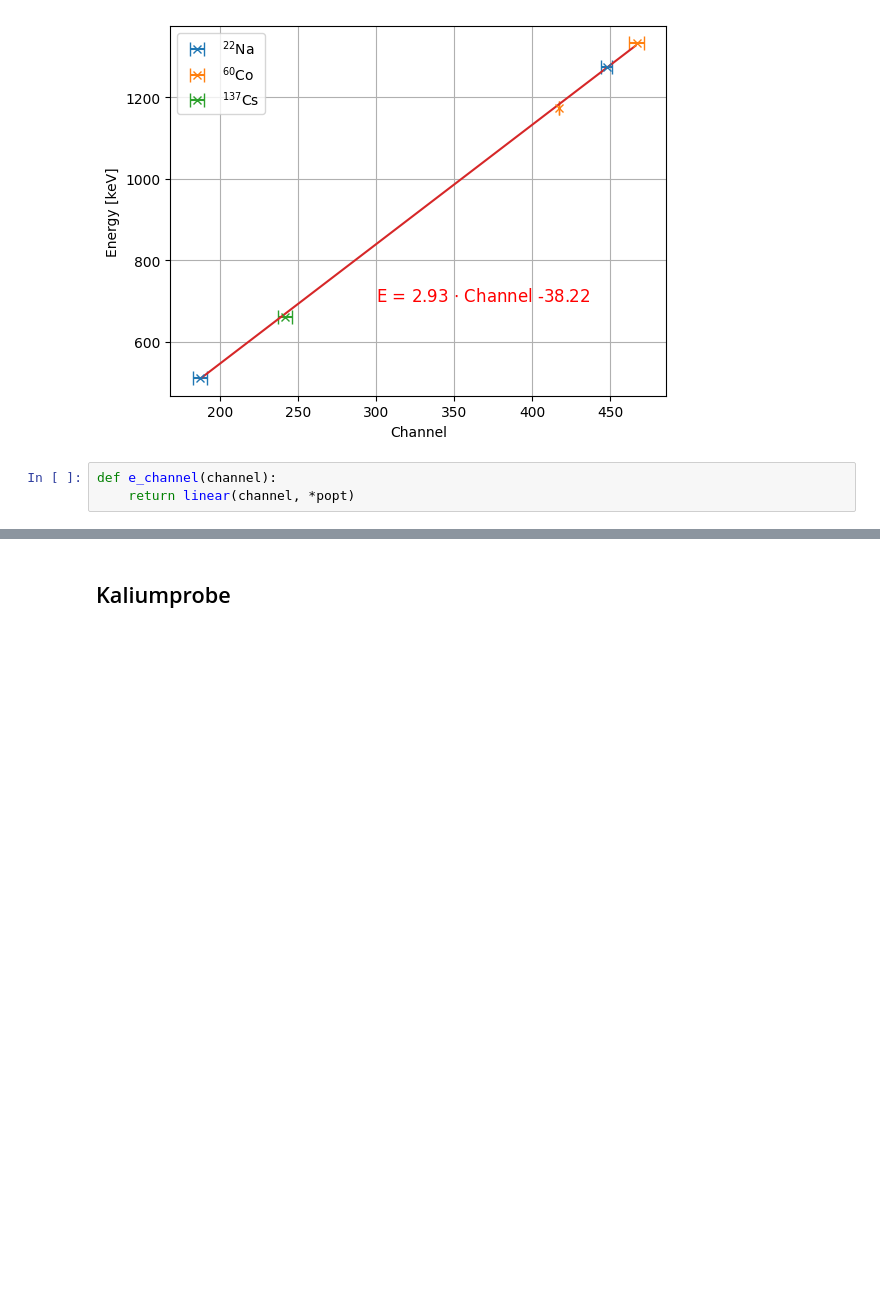
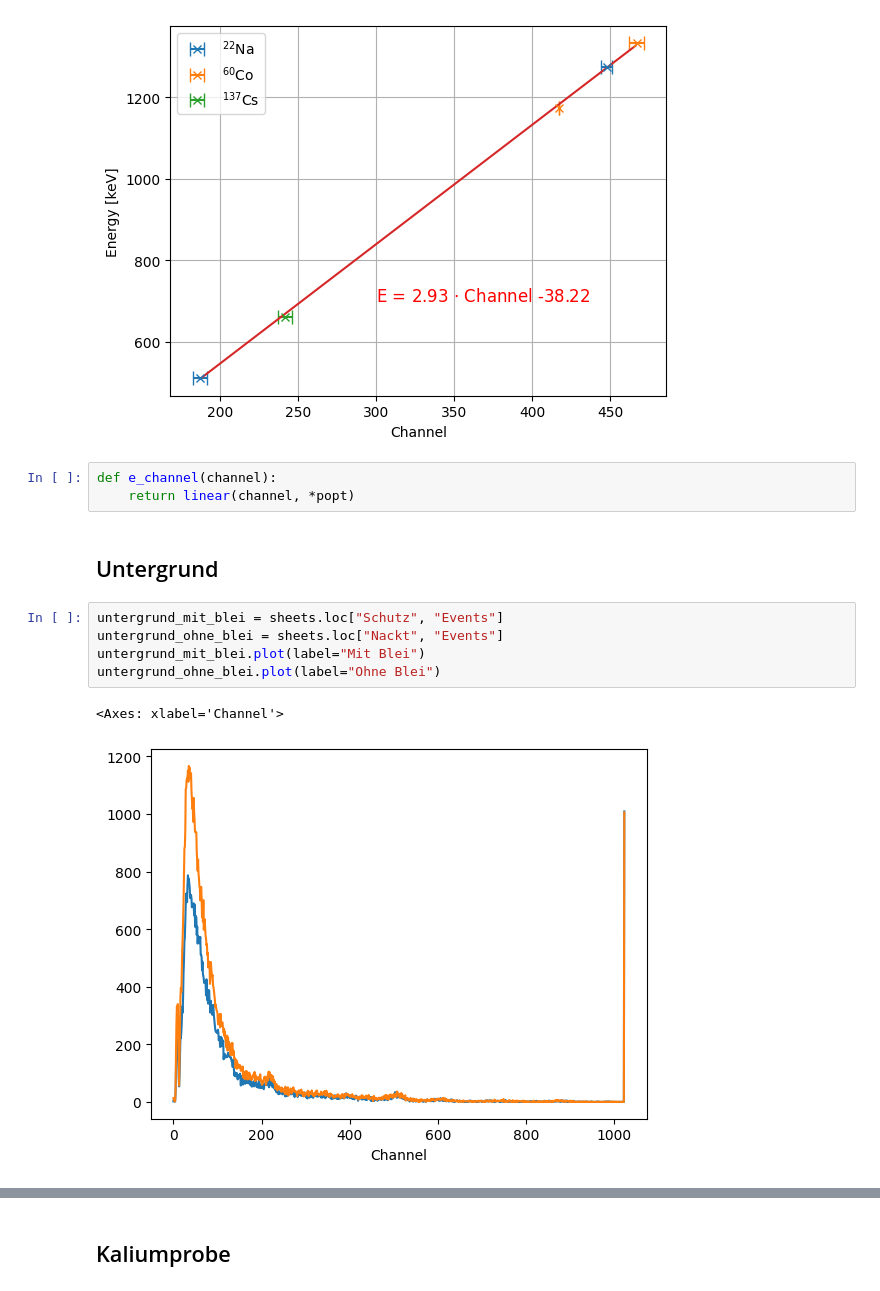
Before and after one commit to RombusBombus/AP3, a Jupyter notebook: RAD/RAD.ipynb, the cells around one changed output, grey strips where cells are left out. Saved outputs shown, nothing was run; the diff lists cells and outputs as text; blank space fills up the shorter version.

```diff
--- a/RAD/RAD.ipynb
+++ b/RAD/RAD.ipynb
@@ -167,3 +167,13 @@ plt.legend()
 # %%
 def e_channel(channel):
     return linear(channel, *popt)
+# %% [markdown]
+## Untergrund
+# %%
+untergrund_mit_blei = sheets.loc["Schutz", "Events"]
+untergrund_ohne_blei = sheets.loc["Nackt", "Events"]
+untergrund_mit_blei.plot(label="Mit Blei")
+untergrund_ohne_blei.plot(label="Ohne Blei")
+# %% [output]
+<Axes: xlabel='Channel'>
+[figure, added]
```
Also changed, not shown: parts of 15 cells of this notebook, 4 other files.
